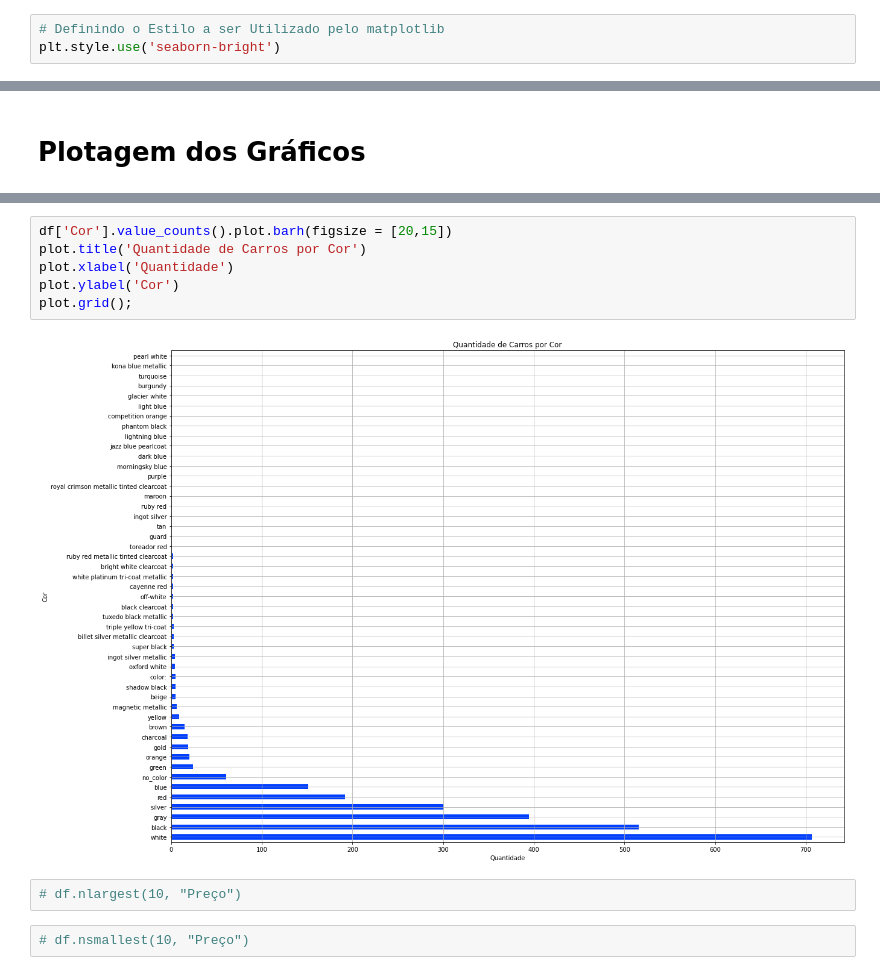
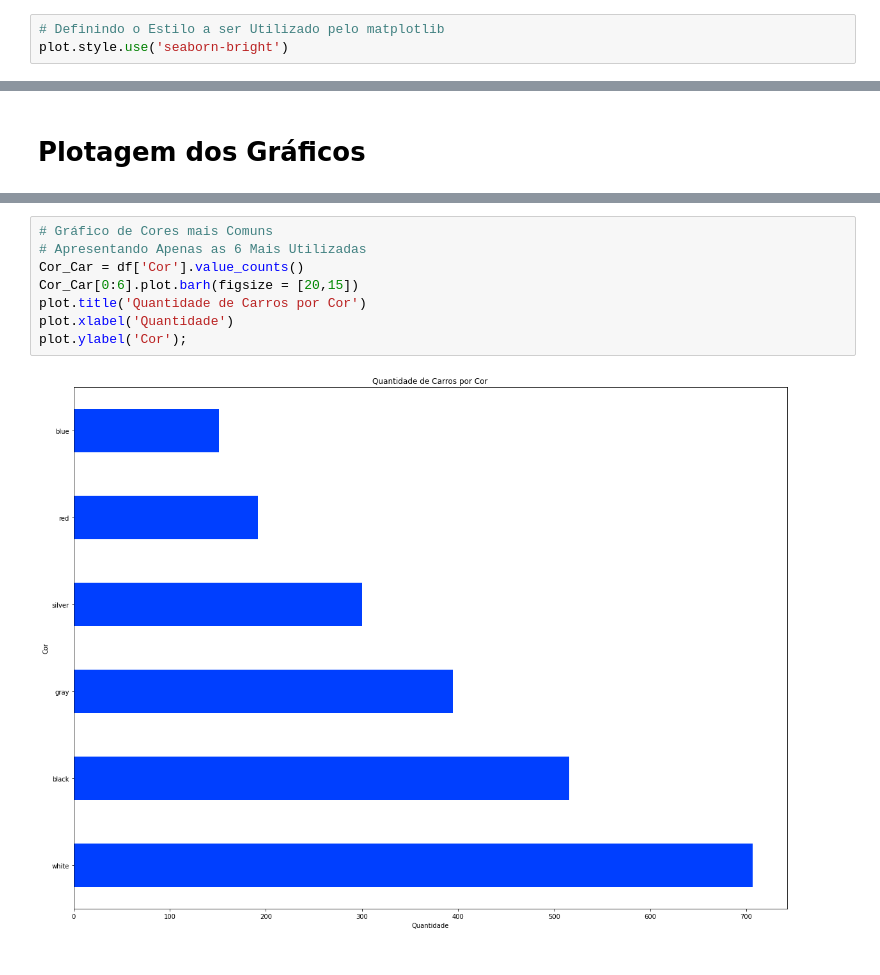
Before and after one commit to AlanGPS/Portfolio, a Jupyter notebook: Project_Cars_USA/AmericanCarsProject.ipynb, the cells around one changed output, grey strips where cells are left out. Drawn from its saved outputs; the diff is of its cells as text.

```diff
--- a/Project_Cars_USA/AmericanCarsProject.ipynb
+++ b/Project_Cars_USA/AmericanCarsProject.ipynb
@@ -6,7 +6,7 @@ import pandas as pd
 import matplotlib.pyplot as plot
 # %%
 # Definindo o Estilo a ser Utilizado pelo matplotlib
-plt.style.use('seaborn-bright')
+plot.style.use('seaborn-bright')
 # %%
 # Upload do Arquivo Externo
 from google.colab import files
@@ -285,12 +326,10 @@ plot.grid();
 # %%
-df['Cor'].value_counts().plot.barh(figsize = [20,15])
+# Gráfico de Cores mais Comuns
+# Apresentando Apenas as 6 Mais Utilizadas
+Cor_Car = df['Cor'].value_counts()
+Cor_Car[0:6].plot.barh(figsize = [20,15])
 plot.title('Quantidade de Carros por Cor')
 plot.xlabel('Quantidade')
-plot.ylabel('Cor')
-plot.grid();
+plot.ylabel('Cor');
 # %% [output]
-[figure, old version]
+[figure, new version]
-# %%
-# df.nlargest(10, "Preço")
-# %%
-# df.nsmallest(10, "Preço")
```
Also changed, not shown: parts of 34 cells of this notebook.
